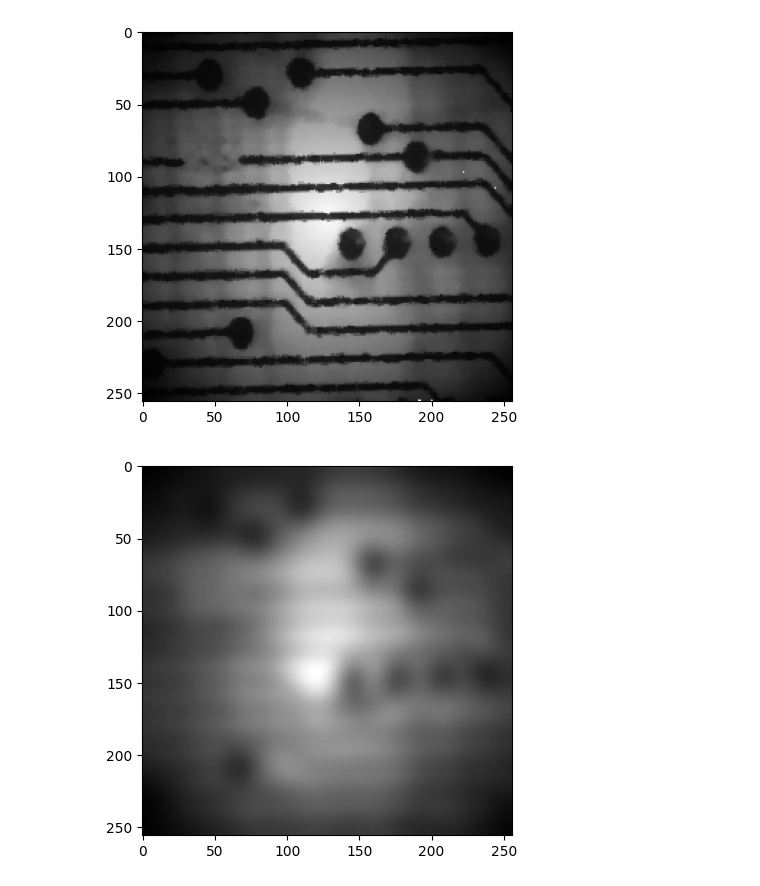
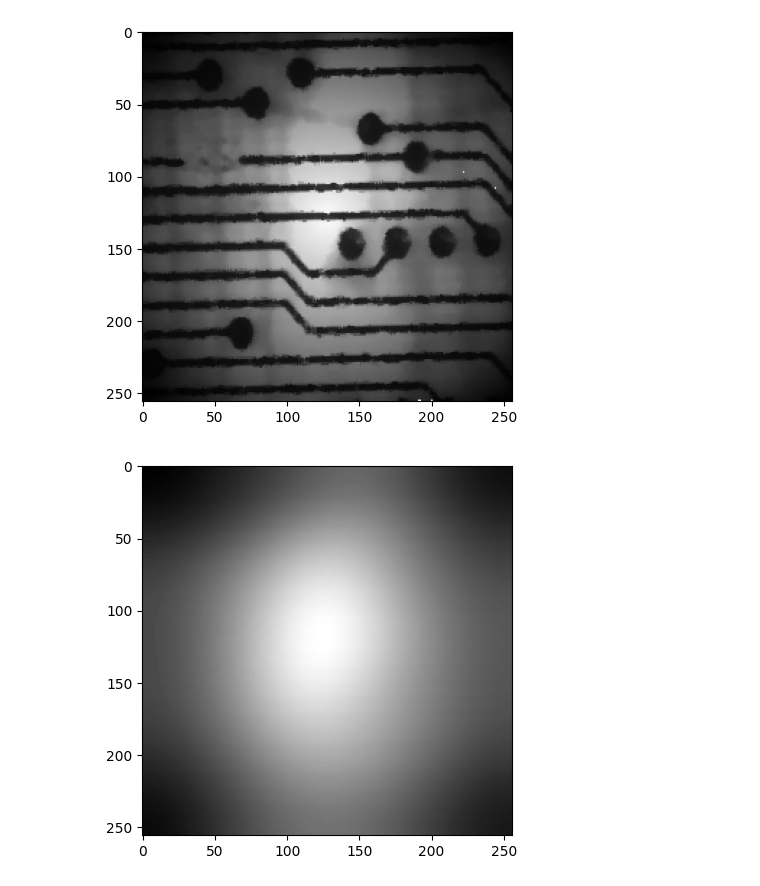
Before and after one commit to pukinidev/TalleresImagenes, a Jupyter notebook: Taller4/4. Ejercicio de síntesis taller 4.ipynb, the cells around one changed output. Saved outputs shown, nothing was run; the diff lists cells and outputs as text; code cells hidden in the pictures.

```diff
--- a/Taller4/4. Ejercicio de síntesis taller 4.ipynb
+++ b/Taller4/4. Ejercicio de síntesis taller 4.ipynb
@@ -33,10 +33,10 @@ plt.show()
 # %% [output]
 [figure]
 # %%
-imagen_desenfocada = cv2.GaussianBlur(imagen_filtrada, (51, 51), 0)
+imagen_desenfocada = cv2.GaussianBlur(imagen_filtrada, (201, 201), 0)
 
 plt.imshow(imagen_desenfocada, cmap= 'gray')
 plt.show()
 # %% [output]
-[figure, old version]
+[figure, new version]
 # %%
```
Also changed, not shown: parts of 3 cells of this notebook.
